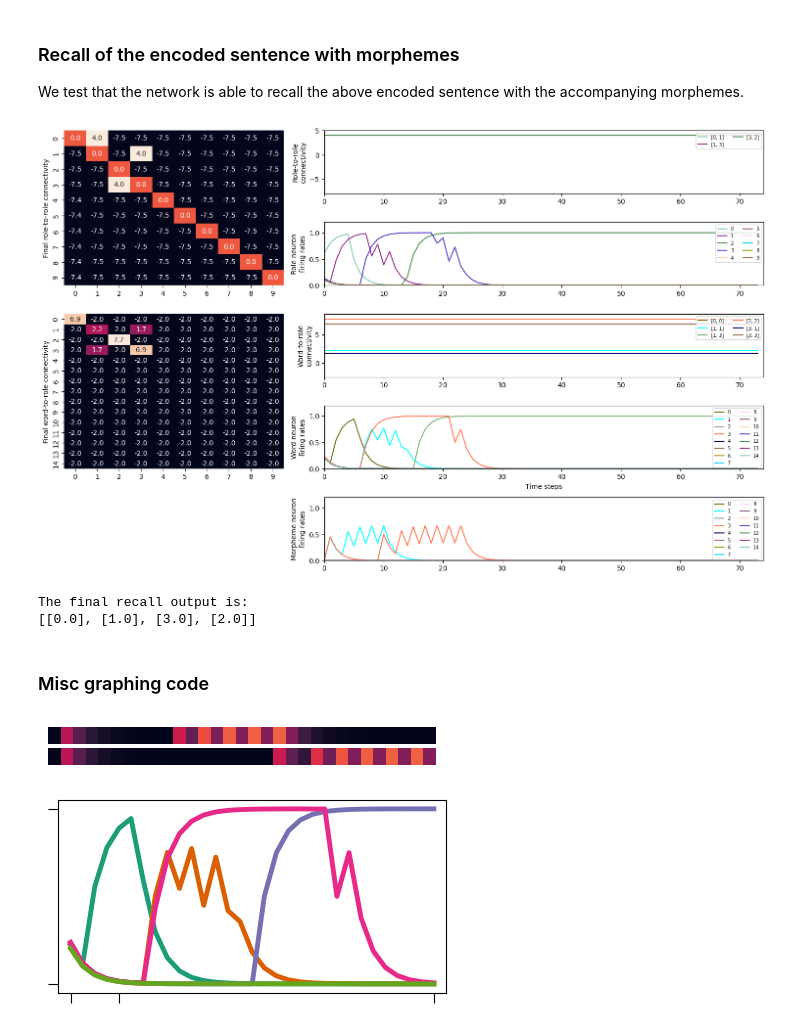
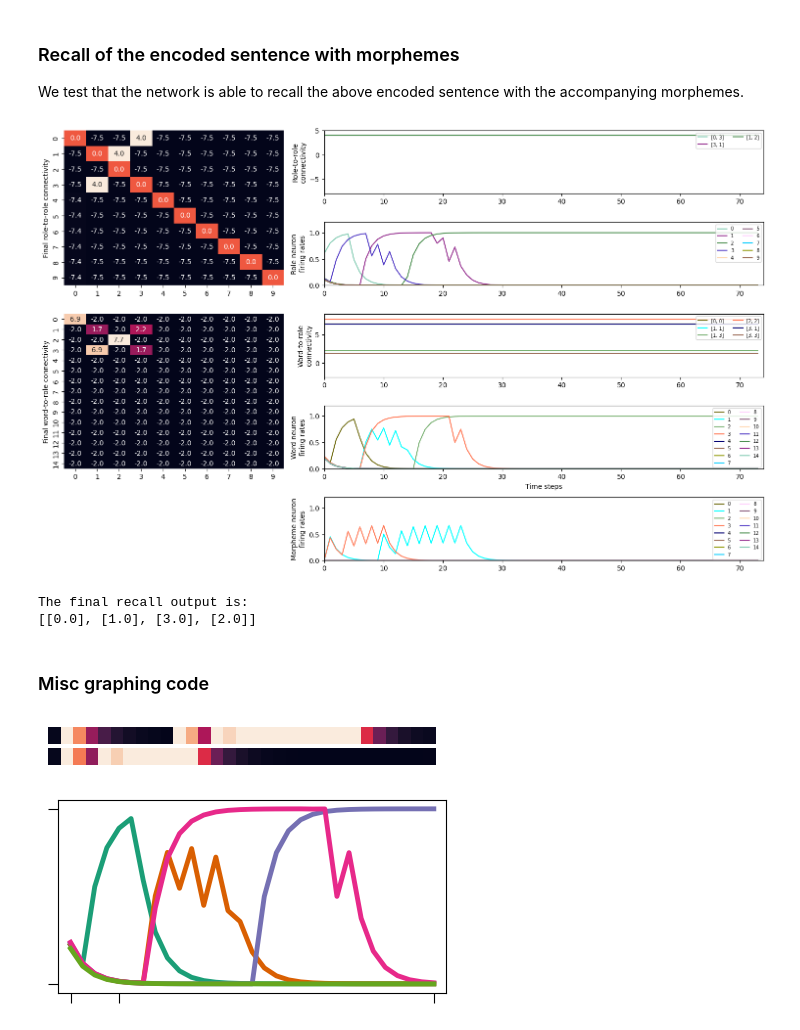
Before and after one commit to linsun2020/Syntactic_WM, a Jupyter notebook: Morphemic language.ipynb, the cells around one changed output. Saved outputs shown, nothing was run; the diff lists cells and outputs as text; code cells hidden in the pictures.

```diff
--- a/Morphemic language.ipynb
+++ b/Morphemic language.ipynb
@@ -195,15 +195,15 @@ cf_to_track = [[0,0],[1,1],[1,3],[2,2],[3,1],[3,3]]
 ############################
 ####### Simulation 6 #######
 ############################
-# sentence = []
-# for n in range(head): sentence.append(cjn.in_in())
-# for n in range(num_steps): sentence.append(cjn.in_in(word=0))
-# for n in range(num_steps): sentence.append(cjn.in_in(word=1, morpheme=3))
-# for n in range(num_steps): sentence.append(cjn.in_in(word=3, morpheme=1))
-# for n in range(num_steps): sentence.append(cjn.in_in(word=2))
-# for n in range(tail): sentence.append(cjn.in_in())
-# cc_to_track = [[0,3,1,2]]
-# cf_to_track = [[0,0],[1,1],[1,3],[2,2],[3,1],[3,3]]
+sentence = []
+for n in range(head): sentence.append(cjn.in_in())
+for n in range(num_steps): sentence.append(cjn.in_in(word=0))
+for n in range(num_steps): sentence.append(cjn.in_in(word=1, morpheme=3))
+for n in range(num_steps): sentence.append(cjn.in_in(word=3, morpheme=1))
+for n in range(num_steps): sentence.append(cjn.in_in(word=2))
+for n in range(tail): sentence.append(cjn.in_in())
+cc_to_track = [[0,3,1,2]]
+cf_to_track = [[0,0],[1,1],[1,3],[2,2],[3,1],[3,3]]
 ############################
 
 ## initialising the working memory model
@@ -273,7 +273,7 @@ cjn.plot_results(recall_input, epsilon_cc+k_L_cc, -k_cc, epsilon_cf+k_L_cf, -k_c
 print('The final recall output is: ')
 print(cjn.argmax_sentence(f_act_hx_r))
 # %% [output]
-[figure, old version]
+[figure, new version]
 The final recall output is:
 [[0.0], [1.0], [3.0], [2.0]]
 # %% [markdown]
@@ -285,36 +285,36 @@ import seaborn as sn
 import matplotlib.pyplot as plt
 import matplotlib.colors as clr
 
 dd = morph_act_hx_r.squeeze()
 cc = np.zeros((31,2))
 cc[:,0] = dd[:31,1]
 cc[:,1] = dd[:31,3]
 
 a4_dims = (4*1.25, 0.5)
 fig, ax = plt.subplots(nrows=2,figsize=a4_dims)
 
 
 
-snsplt = sn.heatmap(np.expand_dims(cc[:,0], axis=0),ax=ax[0],cmap='rocket',vmin=0,vmax=1,cbar=False)
+snsplt = sn.heatmap(np.expand_dims(cc[:,0], axis=0),ax=ax[0],cmap='rocket',vmin=0,vmax=0.3,cbar=False)
 snsplt.tick_params(top = False, bottom = False,left = False, right = False)
 snsplt.set_yticks([])
 snsplt.set_xticks([])
-snsplt = sn.heatmap(np.expand_dims(cc[:,1], axis=0),ax=ax[1],cmap='rocket',vmin=0,vmax=1,cbar=False) # cbar_kws={"ticks":[0,1]}
+snsplt = sn.heatmap(np.expand_dims(cc[:,1], axis=0),ax=ax[1],cmap='rocket',vmin=0,vmax=0.3,cbar=False) # cbar_kws={"ticks":[0,1]}
 snsplt.tick_params(top = False, bottom = False,left = False, right = False)
 snsplt.set_yticks([])
 snsplt.set_xticks([])
 
 
 # snsplt.tick_params(length=7.5)
 # ax.set_yticklabels(['',''])
 snsplt.tick_params(bottom = False,left = False)
 
 snsplt.set(xlabel=None,ylabel=None)
 snsplt.get_legend()
 
 plt.savefig(fname='retrieving',transparent=True)
 # %% [output]
-[figure, old version]
+[figure, new version]
 # %%
 import pandas as pd
 import matplotlib.pyplot as plt
```
Also changed, not shown: parts of 1 cell of this notebook.
